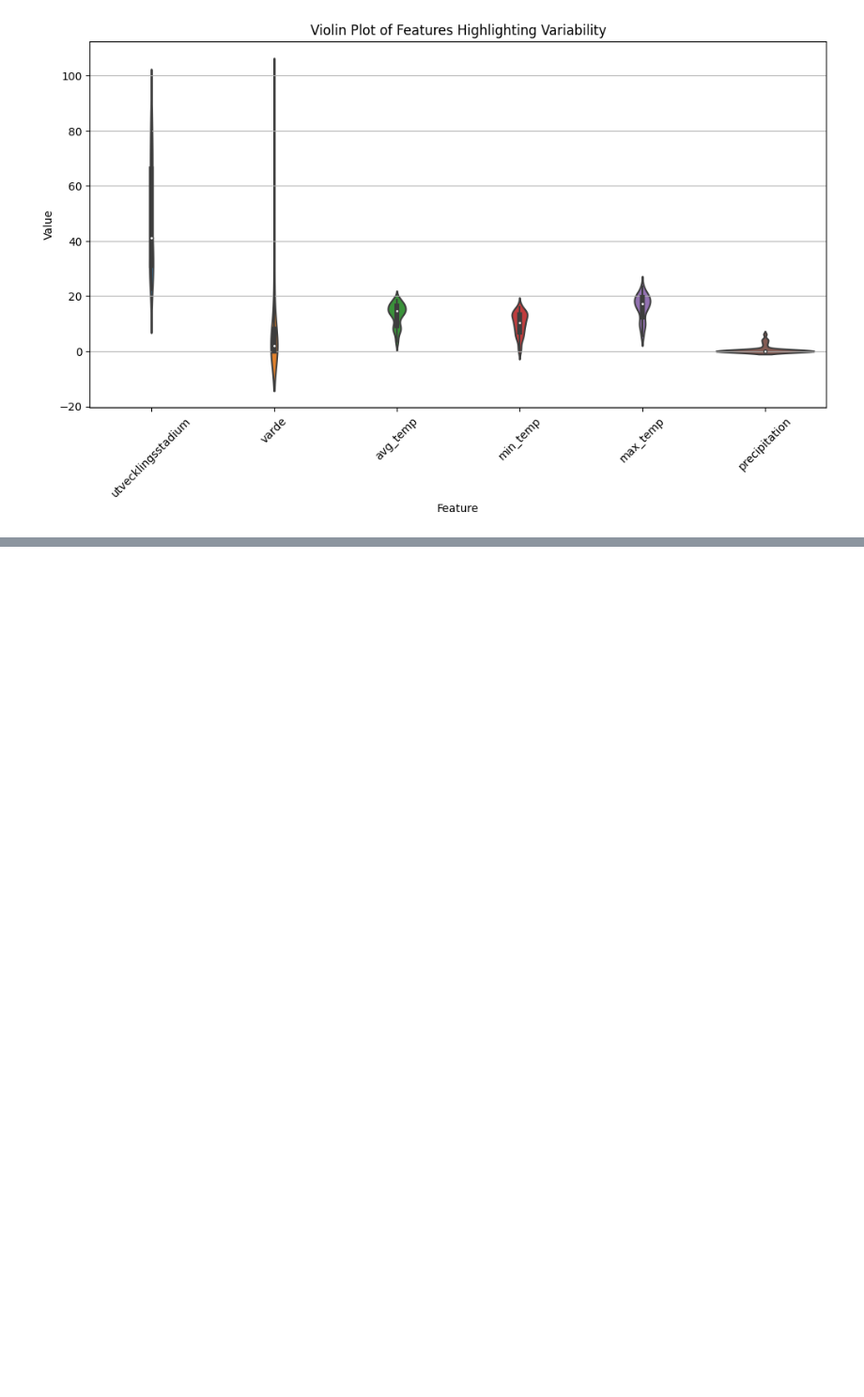
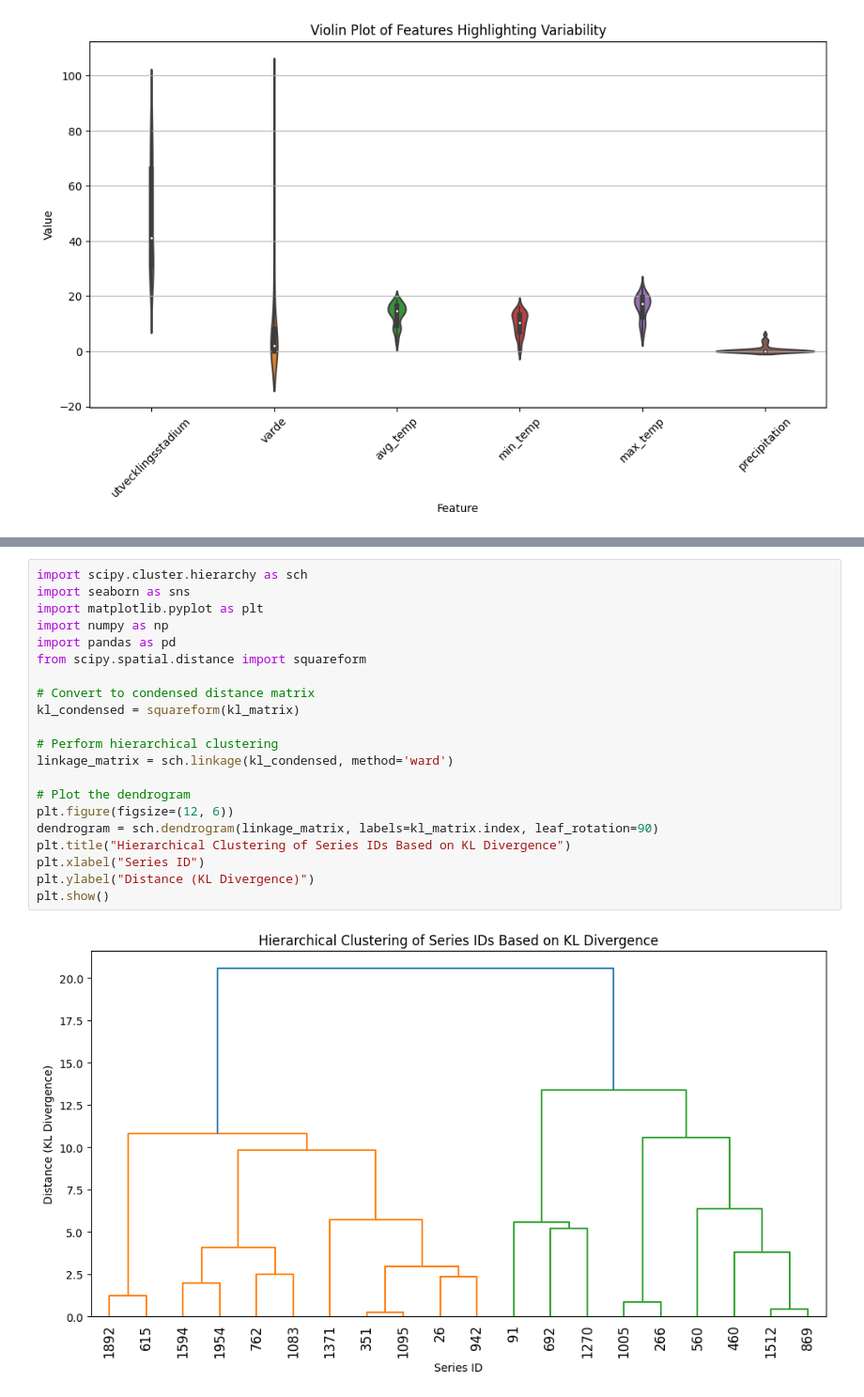
Before and after one commit to mosmar99/Pest-Outbrakes, a Jupyter notebook: play.ipynb, the cells around one changed output, grey strips where cells are left out. Shown at 94% size. Saved outputs shown, nothing was run; the diff lists cells and outputs as text; blank space fills up the shorter version.

Commit message:
clustered points based on target sim.

```diff
--- a/play.ipynb
+++ b/play.ipynb
@@ -706,0 +858,23 @@ fig.show()
+# %%
+import scipy.cluster.hierarchy as sch
+import seaborn as sns
+import matplotlib.pyplot as plt
+import numpy as np
+import pandas as pd
+from scipy.spatial.distance import squareform
+
+# Convert to condensed distance matrix
+kl_condensed = squareform(kl_matrix)
+
+# Perform hierarchical clustering
+linkage_matrix = sch.linkage(kl_condensed, method='ward')
+
+# Plot the dendrogram
+plt.figure(figsize=(12, 6))
+dendrogram = sch.dendrogram(linkage_matrix, labels=kl_matrix.index, leaf_rotation=90)
+plt.title("Hierarchical Clustering of Series IDs Based on KL Divergence")
+plt.xlabel("Series ID")
+plt.ylabel("Distance (KL Divergence)")
+plt.show()
+# %% [output]
+[figure, added]
```
Also changed, not shown: parts of 16 cells of this notebook.
